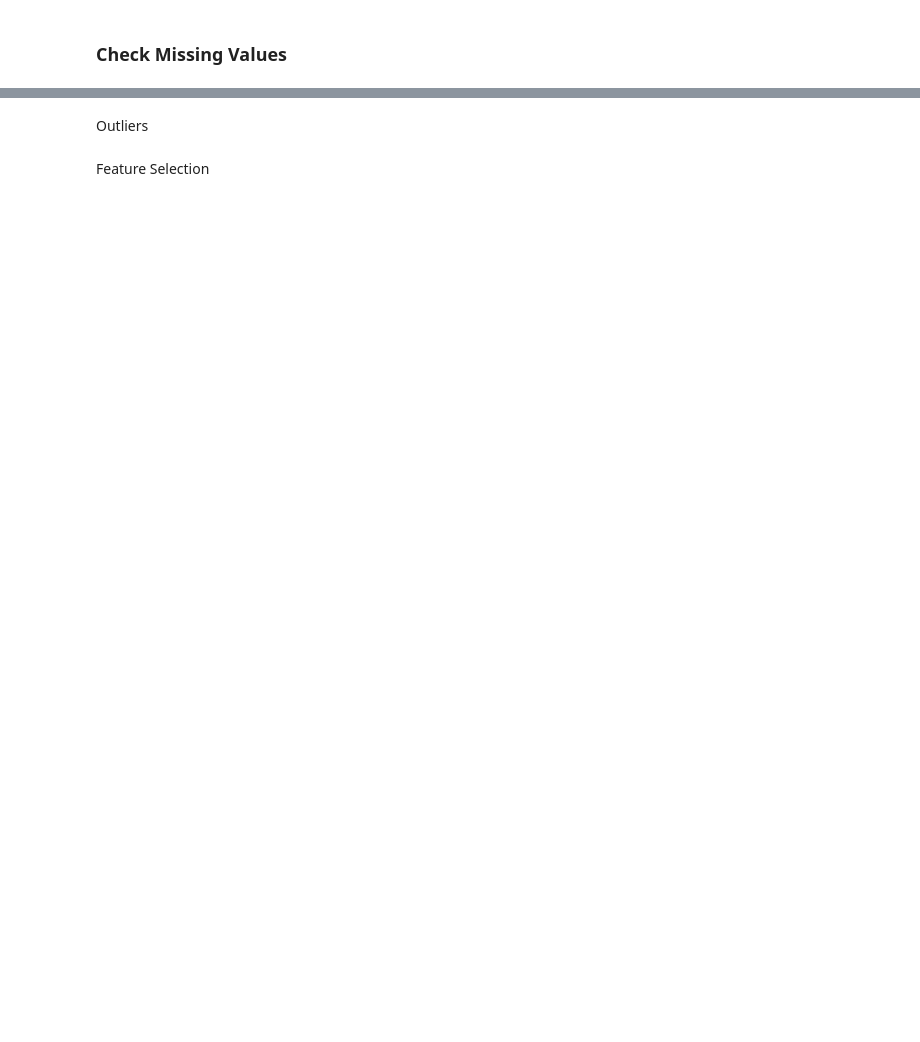
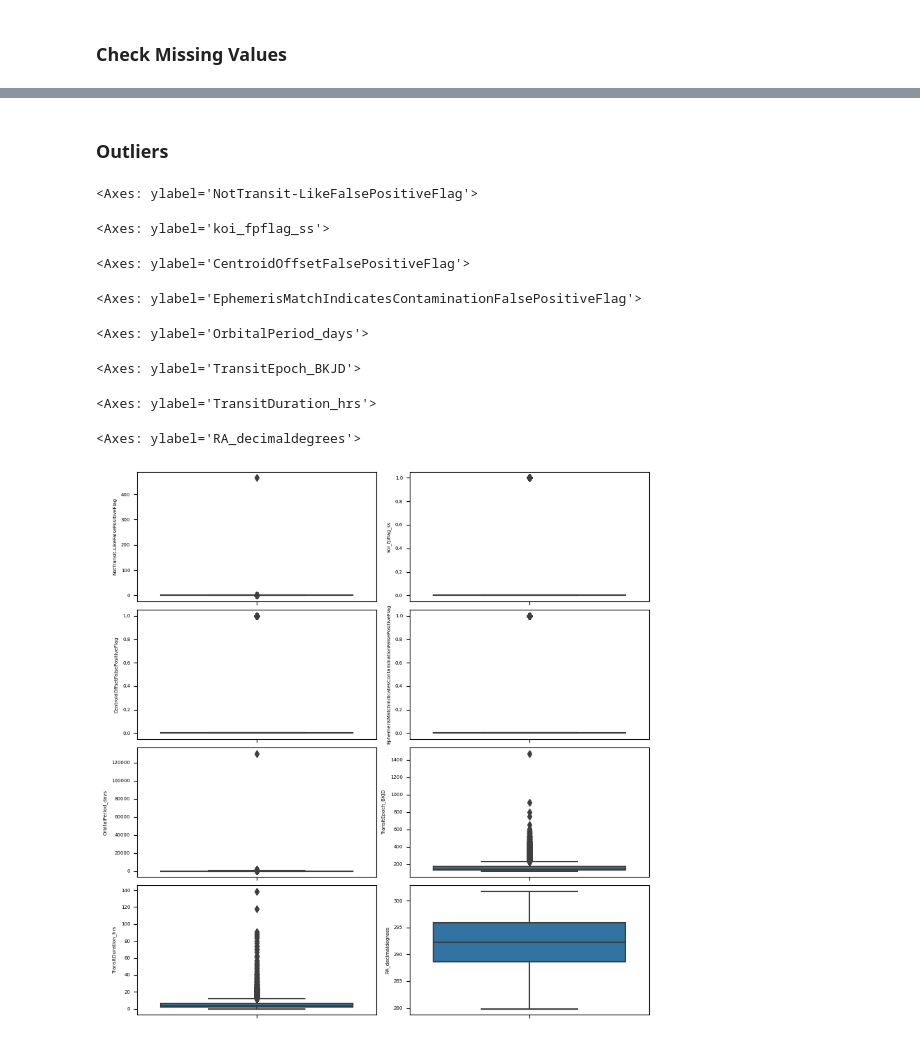
Before and after one commit to jezu1/ML_NASAProject, a Jupyter notebook: Import_clean_data.ipynb, the cells around one changed output, grey strips where cells are left out. Saved outputs shown, nothing was run; the diff lists cells and outputs as text; code cells hidden in the pictures; blank space fills up the shorter version.

Commit message:
Changes in outliers

```diff
--- a/Import_clean_data.ipynb
+++ b/Import_clean_data.ipynb
@@ -292,6 +279,25 @@ print(df.shape)
 0
 (9564, 12)
-# %% [markdown]
-Outliers
-# %% [markdown]
-Feature Selection
+# %% [markdown]
+### Outliers
+# %%
+#Plot the boxplot for all columns to check outliers
+#Choosing only float or int columns
+cols = df.select_dtypes(include=['float', 'int64']).columns
+fig, axes = plt.subplots(4, 2, figsize=(8, 8))
+plt.rcParams.update({'font.size': 5})
+#Make a boxplot for each numerical column
+for i, ax in enumerate(axes.flatten()):
+    sn.boxplot(y=cols[i], data=df, ax=ax)
+plt.tight_layout()
+plt.show()
+# %% [output]
+<Axes: ylabel='NotTransit-LikeFalsePositiveFlag'>
+<Axes: ylabel='koi_fpflag_ss'>
+<Axes: ylabel='CentroidOffsetFalsePositiveFlag'>
+<Axes: ylabel='EphemerisMatchIndicatesContaminationFalsePositiveFlag'>
+<Axes: ylabel='OrbitalPeriod_days'>
+<Axes: ylabel='TransitEpoch_BKJD'>
+<Axes: ylabel='TransitDuration_hrs'>
+<Axes: ylabel='RA_decimaldegrees'>
+[figure, added]
```
Also changed, not shown: parts of 14 cells of this notebook.
